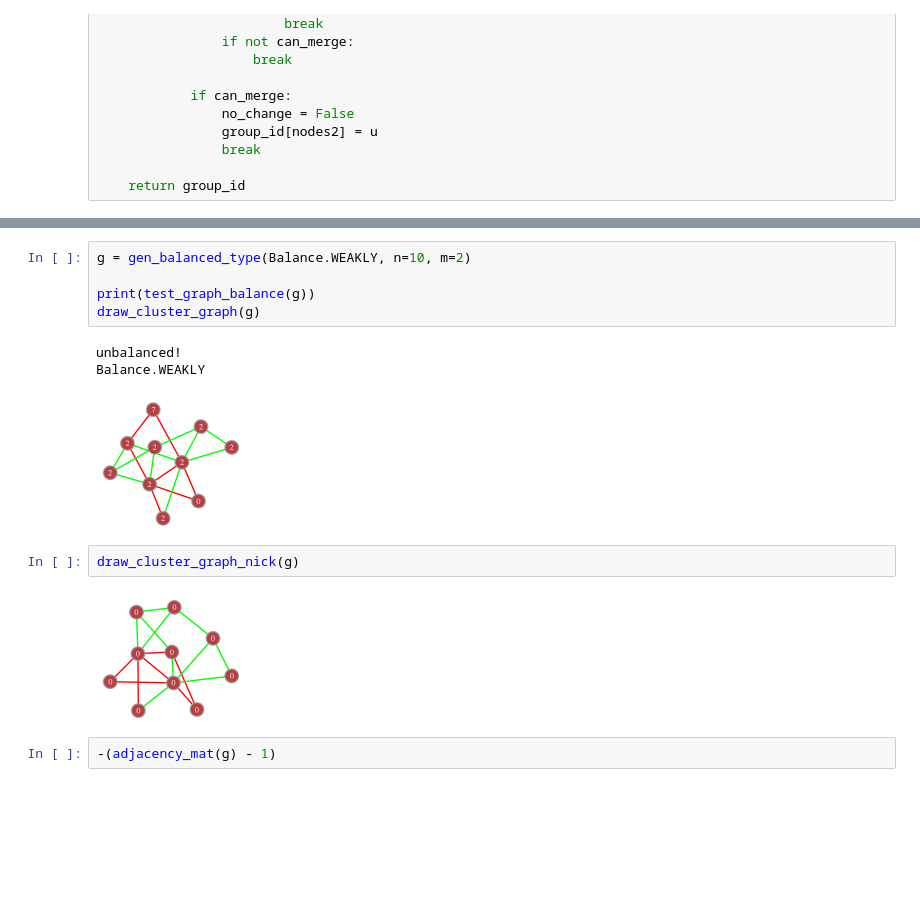
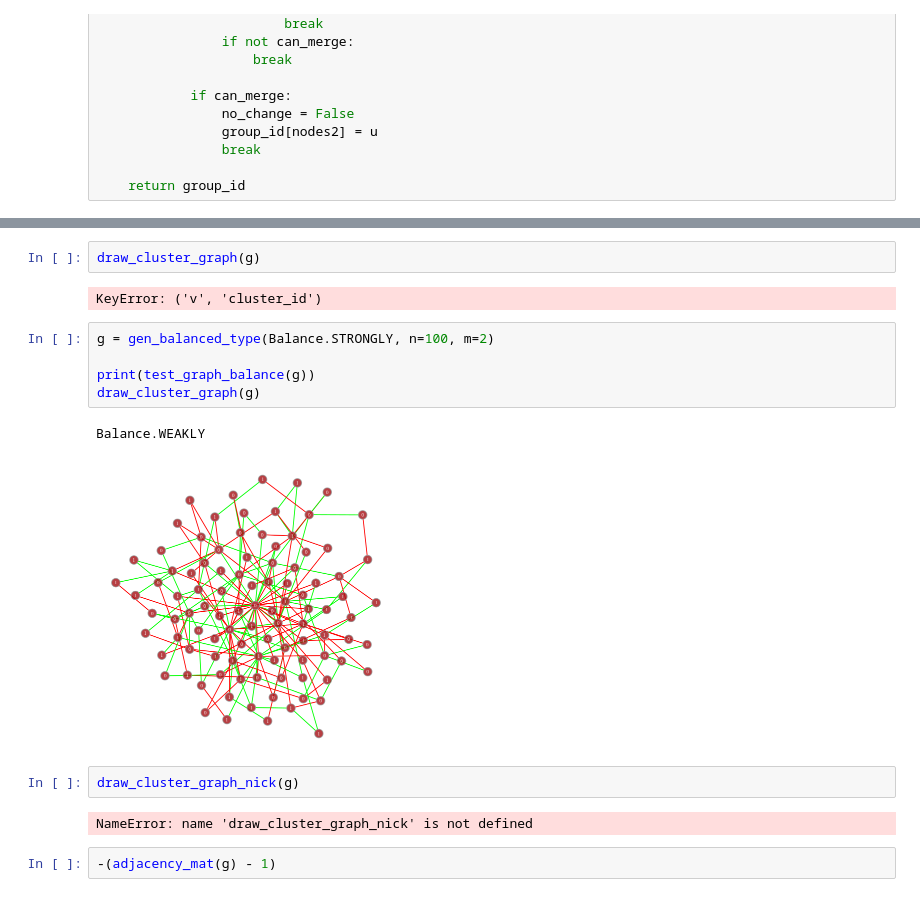
Before and after one commit to YutongB/Opinion-Dynamics, a Jupyter notebook: interact.ipynb, the cells around one changed output, grey strips where cells are left out. Cells and saved outputs as stored; diff of their text form; blank space fills up the shorter version.

```diff
--- a/interact.ipynb
+++ b/interact.ipynb
@@ -96,16 +102,19 @@ def draw_cluster_graph_nick(g):
+# %%
+draw_cluster_graph(g)
+# %% [output]
+KeyError: ('v', 'cluster_id')
 # %%
-g = gen_balanced_type(Balance.WEAKLY, n=10, m=2)
+g = gen_balanced_type(Balance.STRONGLY, n=100, m=2)
 
 print(test_graph_balance(g))
 draw_cluster_graph(g)
 # %% [output]
-unbalanced!
 Balance.WEAKLY
-[figure, old version]
+[figure, new version]
 # %%
 draw_cluster_graph_nick(g)
 # %% [output]
-[figure, removed]
+NameError: name 'draw_cluster_graph_nick' is not defined
 # %%
 -(adjacency_mat(g) - 1)
 # %% [output]
```
Also changed, not shown: parts of 4 cells of this notebook, 4 other files.
